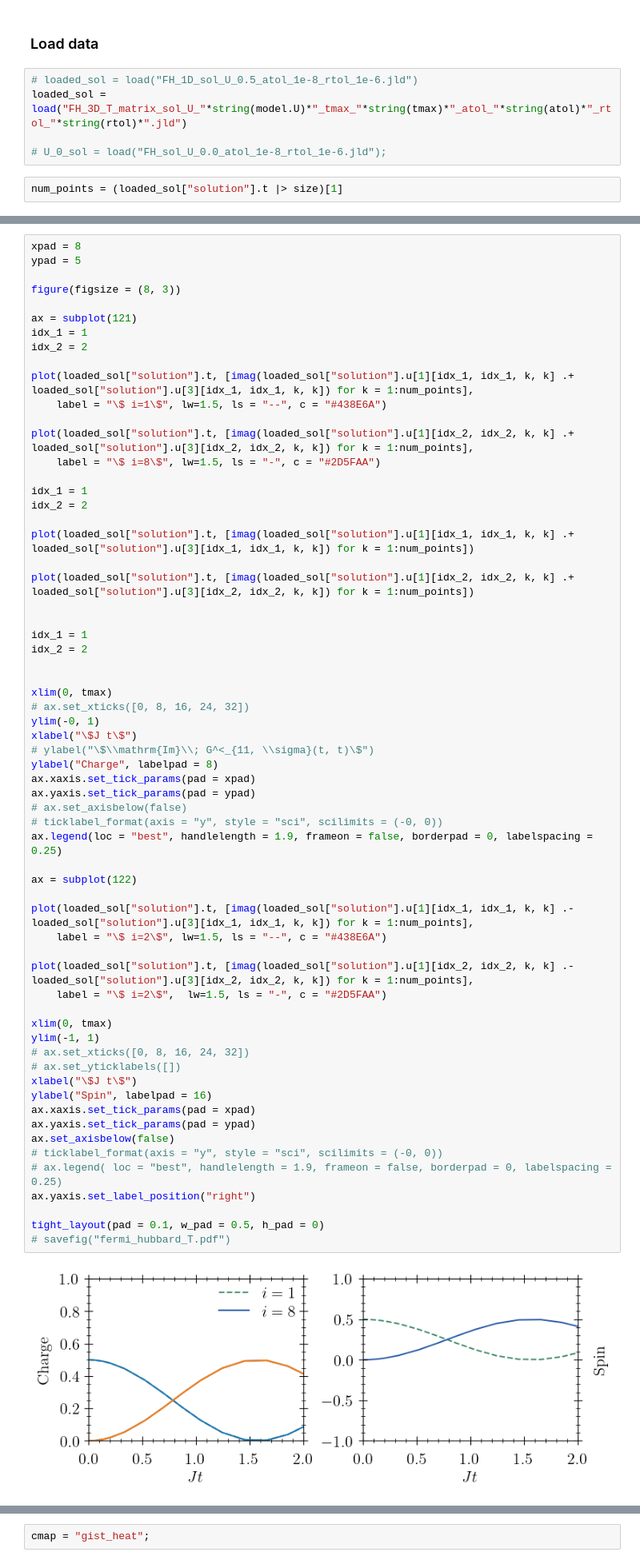
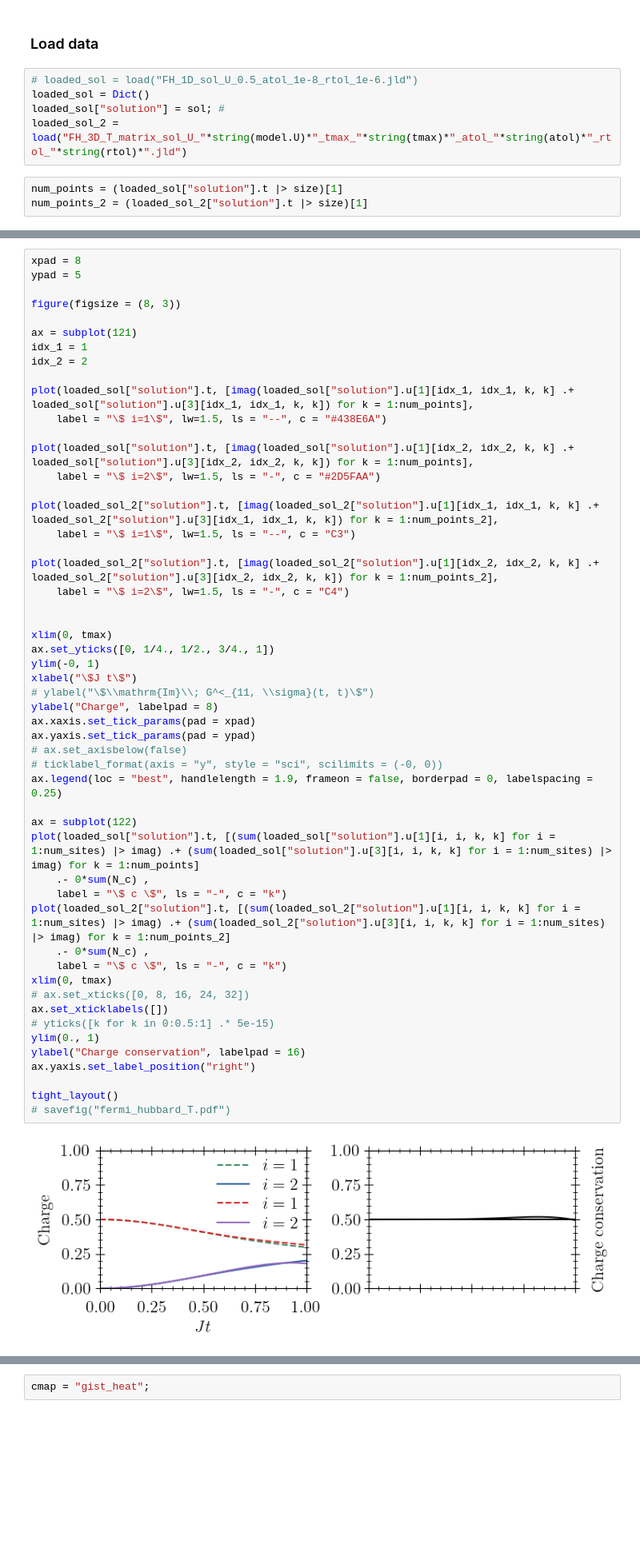
Before and after one commit to NonequilibriumDynamics/KadanoffBaym.jl, a Jupyter notebook: example/fermi-hubbard-T-matrix.ipynb, the cells around one changed output, grey strips where cells are left out. Shown at 80% size. Saved outputs shown, nothing was run; the diff lists cells and outputs as text; blank space fills up the shorter version.

Commit message:
without spin

```diff
--- a/example/fermi-hubbard-T-matrix.ipynb
+++ b/example/fermi-hubbard-T-matrix.ipynb
@@ -324,9 +302,10 @@ save("FH_3D_T_matrix_sol_U_"*string(model.U)*"_tmax_"*string(tmax)*"_atol_"*stri
 ### Load data
 # %%
 # loaded_sol = load("FH_1D_sol_U_0.5_atol_1e-8_rtol_1e-6.jld")
-loaded_sol = load("FH_3D_T_matrix_sol_U_"*string(model.U)*"_tmax_"*string(tmax)*"_atol_"*string(atol)*"_rtol_"*string(rtol)*".jld")
-
-# U_0_sol = load("FH_sol_U_0.0_atol_1e-8_rtol_1e-6.jld");
+loaded_sol = Dict()
+loaded_sol["solution"] = sol; #
+loaded_sol_2 = load("FH_3D_T_matrix_sol_U_"*string(model.U)*"_tmax_"*string(tmax)*"_atol_"*string(atol)*"_rtol_"*string(rtol)*".jld")
 # %%
 num_points = (loaded_sol["solution"].t |> size)[1]
+num_points_2 = (loaded_sol_2["solution"].t |> size)[1]
 # %% [output]
@@ -340,59 +319,48 @@ figure(figsize = (8, 3))
 ax = subplot(121)
 idx_1 = 1
 idx_2 = 2
 
 plot(loaded_sol["solution"].t, [imag(loaded_sol["solution"].u[1][idx_1, idx_1, k, k] .+ loaded_sol["solution"].u[3][idx_1, idx_1, k, k]) for k = 1:num_points],
     label = "\$ i=1\$", lw=1.5, ls = "--", c = "#438E6A")
 
 plot(loaded_sol["solution"].t, [imag(loaded_sol["solution"].u[1][idx_2, idx_2, k, k] .+ loaded_sol["solution"].u[3][idx_2, idx_2, k, k]) for k = 1:num_points],
-    label = "\$ i=8\$", lw=1.5, ls = "-", c = "#2D5FAA")
+    label = "\$ i=2\$", lw=1.5, ls = "-", c = "#2D5FAA")
 
-idx_1 = 1
-idx_2 = 2
+plot(loaded_sol_2["solution"].t, [imag(loaded_sol_2["solution"].u[1][idx_1, idx_1, k, k] .+ loaded_sol_2["solution"].u[3][idx_1, idx_1, k, k]) for k = 1:num_points_2],
+    label = "\$ i=1\$", lw=1.5, ls = "--", c = "C3")
 
-plot(loaded_sol["solution"].t, [imag(loaded_sol["solution"].u[1][idx_1, idx_1, k, k] .+ loaded_sol["solution"].u[3][idx_1, idx_1, k, k]) for k = 1:num_points])
-
-plot(loaded_sol["solution"].t, [imag(loaded_sol["solution"].u[1][idx_2, idx_2, k, k] .+ loaded_sol["solution"].u[3][idx_2, idx_2, k, k]) for k = 1:num_points])
-
-
-idx_1 = 1
-idx_2 = 2
+plot(loaded_sol_2["solution"].t, [imag(loaded_sol_2["solution"].u[1][idx_2, idx_2, k, k] .+ loaded_sol_2["solution"].u[3][idx_2, idx_2, k, k]) for k = 1:num_points_2],
+    label = "\$ i=2\$", lw=1.5, ls = "-", c = "C4")
 
 
 xlim(0, tmax)
-# ax.set_xticks([0, 8, 16, 24, 32])
+ax.set_yticks([0, 1/4., 1/2., 3/4., 1])
 ylim(-0, 1)
 xlabel("\$J t\$")
 # ylabel("\$\\mathrm{Im}\\; G^<_{11, \\sigma}(t, t)\$")
 ylabel("Charge", labelpad = 8)
 ax.xaxis.set_tick_params(pad = xpad)
 ax.yaxis.set_tick_params(pad = ypad)
 # ax.set_axisbelow(false)
 # ticklabel_format(axis = "y", style = "sci", scilimits = (-0, 0))
 ax.legend(loc = "best", handlelength = 1.9, frameon = false, borderpad = 0, labelspacing = 0.25)
 
 ax = subplot(122)
-
-plot(loaded_sol["solution"].t, [imag(loaded_sol["solution"].u[1][idx_1, idx_1, k, k] .- loaded_sol["solution"].u[3][idx_1, idx_1, k, k]) for k = 1:num_points],
-    label = "\$ i=2\$", lw=1.5, ls = "--", c = "#438E6A")
-
-plot(loaded_sol["solution"].t, [imag(loaded_sol["solution"].u[1][idx_2, idx_2, k, k] .- loaded_sol["solution"].u[3][idx_2, idx_2, k, k]) for k = 1:num_points],
-    label = "\$ i=2\$",  lw=1.5, ls = "-", c = "#2D5FAA")
-
+plot(loaded_sol["solution"].t, [(sum(loaded_sol["solution"].u[1][i, i, k, k] for i = 1:num_sites) |> imag) .+ (sum(loaded_sol["solution"].u[3][i, i, k, k] for i = 1:num_sites) |> imag) for k = 1:num_points]
+    .- 0*sum(N_c) ,
+    label = "\$ c \$", ls = "-", c = "k")
+plot(loaded_sol_2["solution"].t, [(sum(loaded_sol_2["solution"].u[1][i, i, k, k] for i = 1:num_sites) |> imag) .+ (sum(loaded_sol_2["solution"].u[3][i, i, k, k] for i = 1:num_sites) |> imag) for k = 1:num_points_2]
+    .- 0*sum(N_c) ,
+    label = "\$ c \$", ls = "-", c = "k")
 xlim(0, tmax)
-ylim(-1, 1)
 # ax.set_xticks([0, 8, 16, 24, 32])
-# ax.set_yticklabels([])
-xlabel("\$J t\$")
-ylabel("Spin", labelpad = 16)
-ax.xaxis.set_tick_params(pad = xpad)
-ax.yaxis.set_tick_params(pad = ypad)
-ax.set_axisbelow(false)
-# ticklabel_format(axis = "y", style = "sci", scilimits = (-0, 0))
-# ax.legend( loc = "best", handlelength = 1.9, frameon = false, borderpad = 0, labelspacing = 0.25)
+ax.set_xticklabels([])
+# yticks([k for k in 0:0.5:1] .* 5e-15)
+ylim(0., 1)
+ylabel("Charge conservation", labelpad = 16)
 ax.yaxis.set_label_position("right")
 
-tight_layout(pad = 0.1, w_pad = 0.5, h_pad = 0)
+tight_layout()
 # savefig("fermi_hubbard_T.pdf")
 # %% [output]
-[figure, old version]
+[figure, new version]
```
Also changed, not shown: parts of 22 cells of this notebook.
